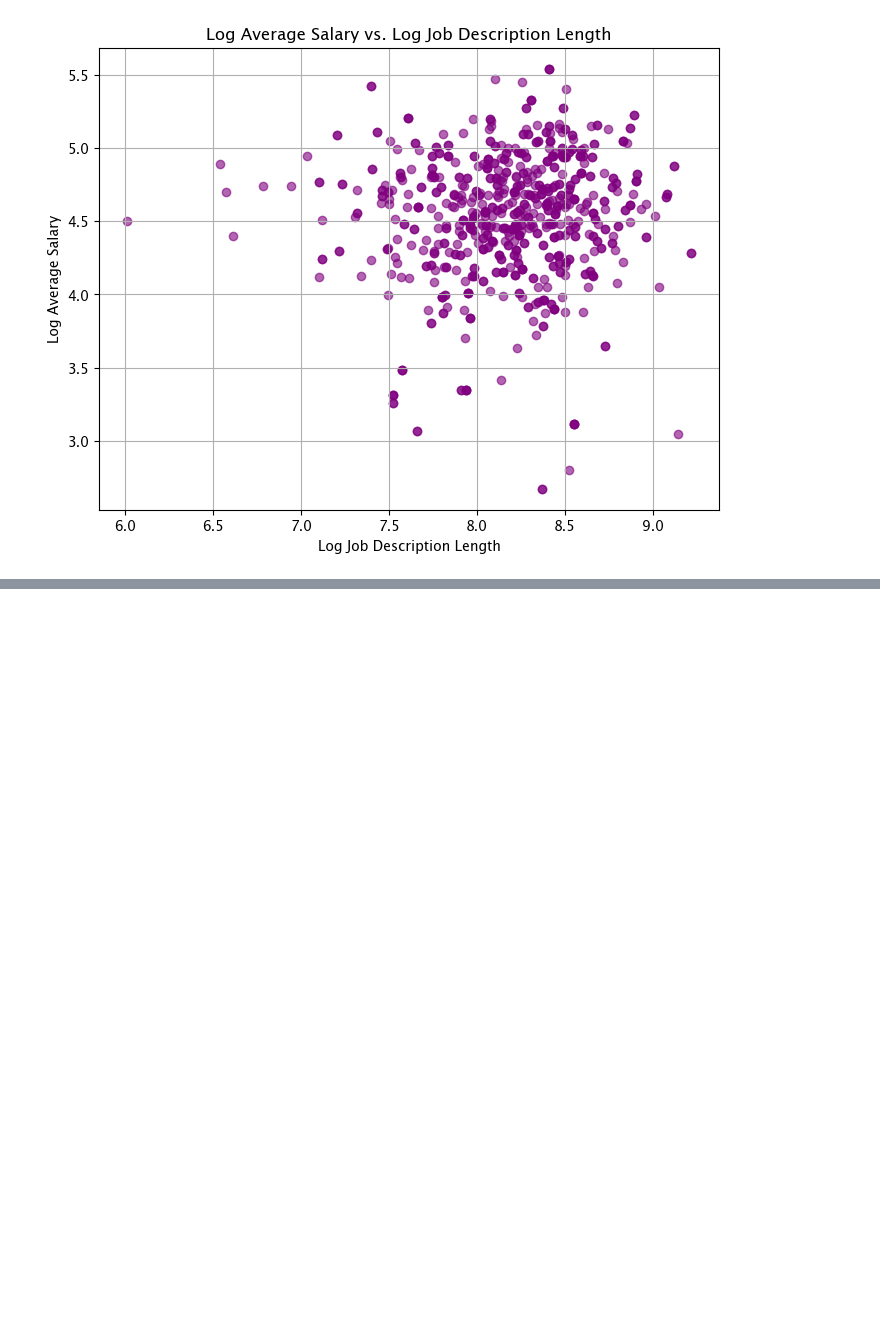
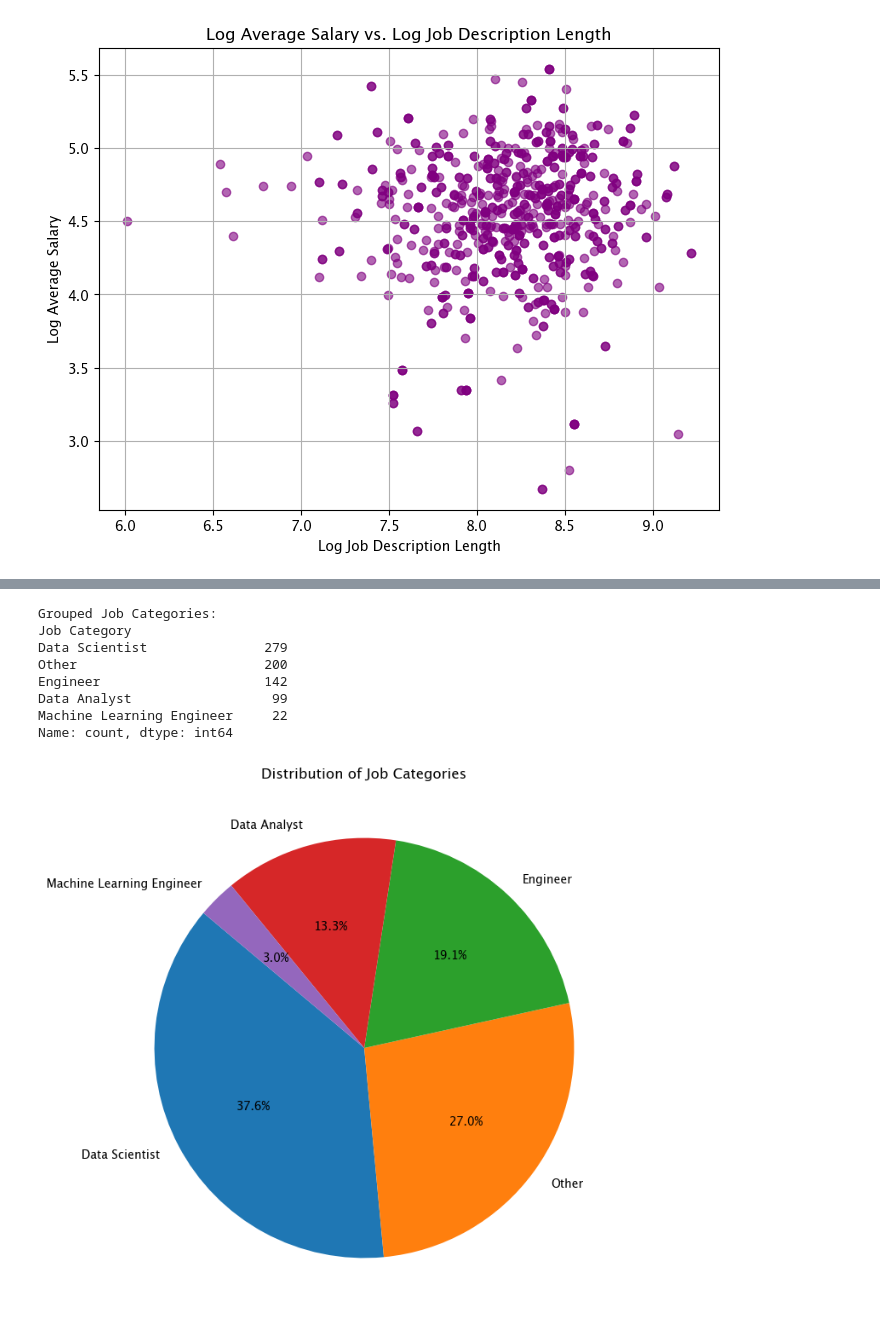
Before and after one commit to Urdadaisswag/My-DAC-Curriculum, a Jupyter notebook: Internal Project/Data_1.ipynb, the cells around one changed output, grey strips where cells are left out. Saved outputs shown, nothing was run; the diff lists cells and outputs as text; code cells hidden in the pictures; blank space fills up the shorter version.

```diff
--- a/Internal Project/Data_1.ipynb
+++ b/Internal Project/Data_1.ipynb
@@ -317,3 +251,9 @@ plt.grid(True)
 plt.show()
 # %% [output]
 [figure]
+# %%
+job_titles = df['Job Title'].unique()
+# Display the unique job titles
+print("Unique Job Titles:")
+for idx, title in enumerate(job_titles, start=1):
+    print(f"{idx}. {title}")
@@ -319,0 +278,43 @@ plt.show()
+# %%
+
+job_title_column = 'Job Title'
+
+# Define a function to group similar job titles
+def categorize_job_title(title):
+    title = str(title).lower()  # Convert to lowercase to standardize
+    if re.search(r'data\s*scientist', title):
+        return 'Data Scientist'
+    elif re.search(r'data\s*analyst', title):
+        return 'Data Analyst'
+    elif re.search(r'machine\s*learning|ml\s*engineer', title):
+        return 'Machine Learning Engineer'
+    elif re.search(r'engineer', title):
+        return 'Engineer'
+    else:
+        return 'Other'
+
+# Apply the function to create a new column with grouped categories
+df['Job Category'] = df[job_title_column].apply(categorize_job_title)
+
+# Group and count the job categories
+job_category_counts = df['Job Category'].value_counts()
+
+# Display the results
+print("Grouped Job Categories:")
+print(job_category_counts)
+
+# Plot the pie chart
+plt.figure(figsize=(8, 8))  # Set the size of the pie chart
+plt.pie(job_category_counts, labels=job_category_counts.index, autopct='%1.1f%%', startangle=140)
+plt.title('Distribution of Job Categories')  # Title for the pie chart
+plt.show()
+# %% [output]
+Grouped Job Categories:
+Job Category
+Data Scientist               279
+Other                        200
+Engineer                     142
+Data Analyst                  99
+Machine Learning Engineer     22
+Name: count, dtype: int64
+[figure, added]
```
Also changed, not shown: parts of 5 cells of this notebook, 1 other file.
